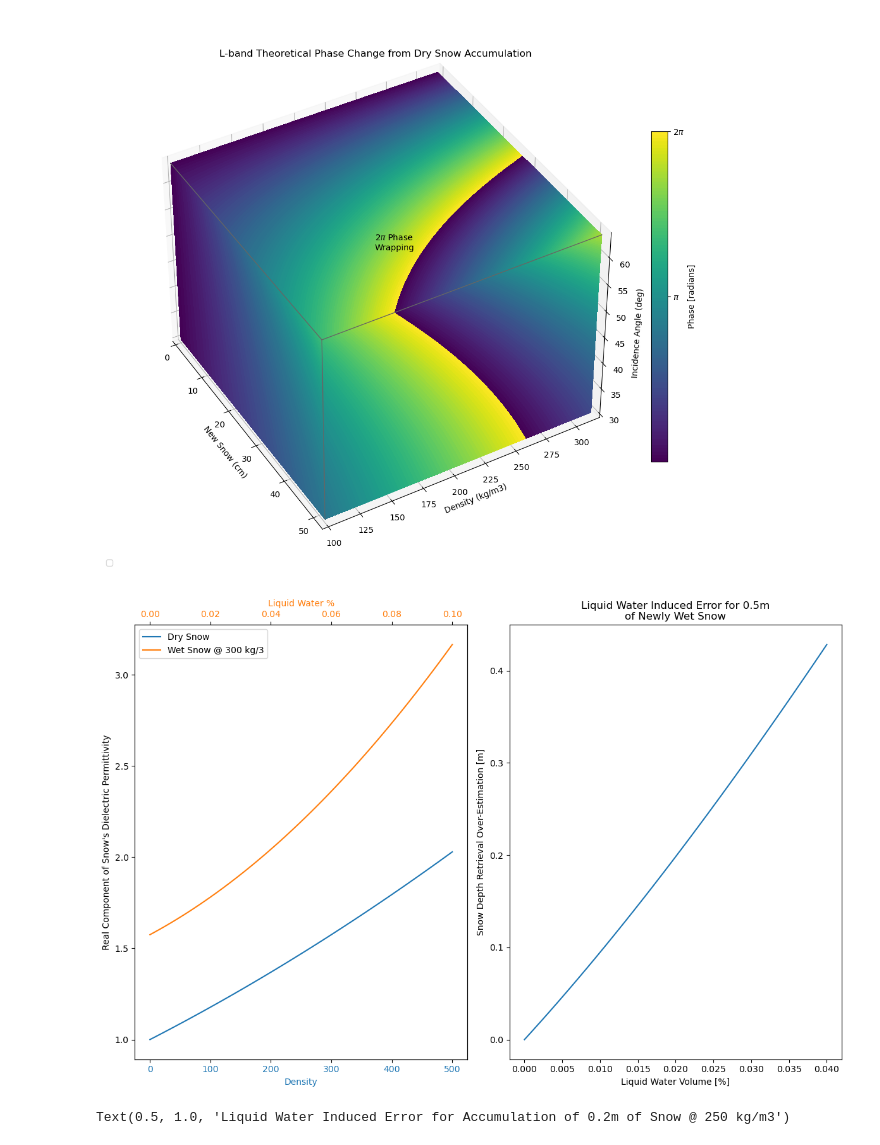
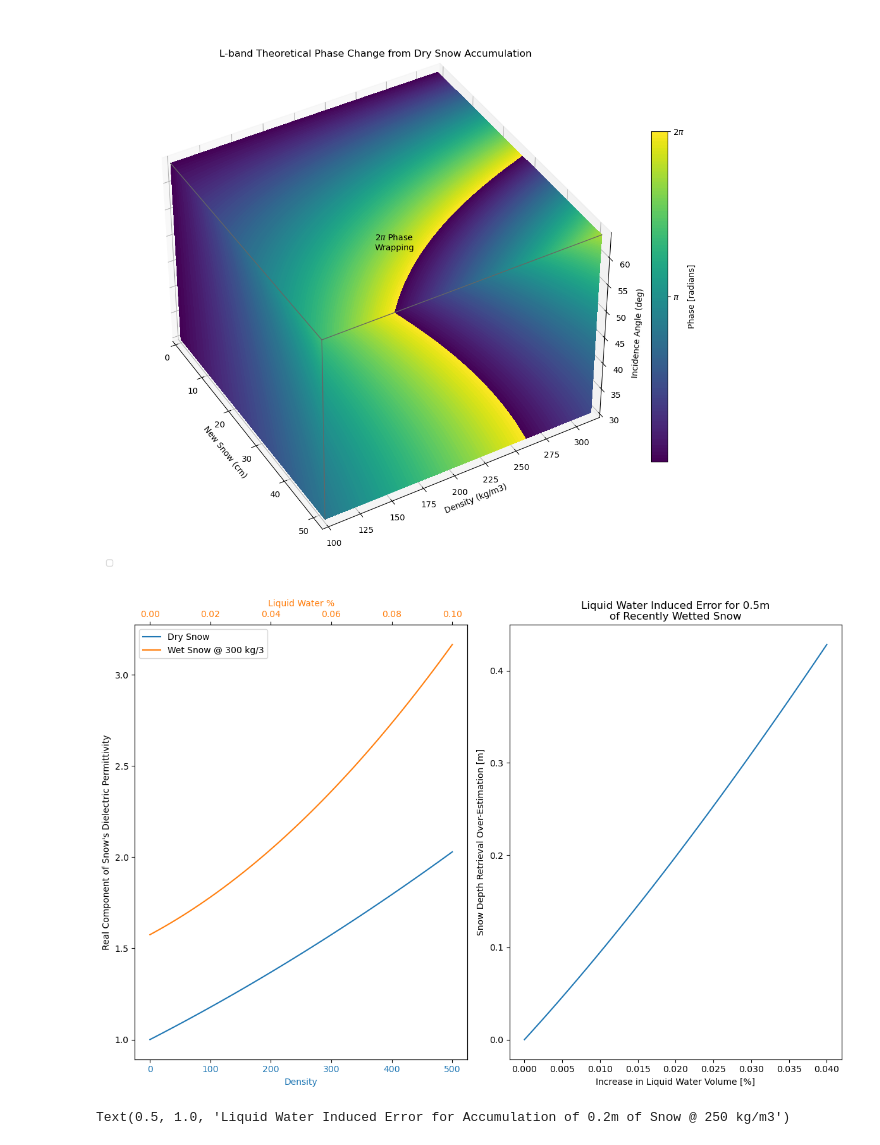
Before and after one commit to ZachHoppinen/uavsar-validation, a Jupyter notebook: src/theoretical/swe_change.ipynb, the cells around one changed output. Drawn from its saved outputs; the diff is of its cells as text; code cells hidden in the pictures.

Commit message:
figure corrections

```diff
--- a/src/theoretical/swe_change.ipynb
+++ b/src/theoretical/swe_change.ipynb
@@ -158,36 +158,36 @@ ax2.plot(wv, es_wet.real, color = 'C1', label = 'Wet Snow @ 300 kg/3')
 
 ax.set_xlabel('Density', color = 'C0')
 ax2.set_xlabel('Liquid Water %', color = 'C1')
 [t.set_color('C0') for t in ax.xaxis.get_ticklabels()]
 [t.set_color('C1') for t in ax2.xaxis.get_ticklabels()]
 
 lines, labels = ax.get_legend_handles_labels()
 lines2, labels2 = ax2.get_legend_handles_labels()
 ax2.legend(lines + lines2, labels + labels2, loc=0)
 ax.set_ylabel("Real Component of Snow's Dielectric Permittivity")
 
 
 hn = np.array([0.5])
 inc = np.deg2rad(40)
 es_dry = calc_snow_permittivity(density = 250)
 phase_dry = phase_from_depth(hn, inc, es_dry.ravel()[0].real)
 
 wv = np.linspace(0,0.04, 100)
 es_wet = calc_snow_permittivity(density = 250, water_vol = wv)
 phase_wet = phase_from_depth(np.broadcast_to(0.5, wv.shape), inc, permittivity = es_wet.real)
 wet_induced_err = depth_from_phase(phase_wet , inc, density = 250) - depth_from_phase(phase_dry, inc, density = 250)
 
 ax = axes[1]
 ax.plot(wv, wet_induced_err)
-ax.set_xlabel('Liquid Water Volume [%]')
+ax.set_xlabel('Increase in Liquid Water Volume [%]')
 ax.set_ylabel('Snow Depth Retrieval Over-Estimation [m]')
-ax.set_title('Liquid Water Induced Error for 0.5m\nof Newly Wet Snow')
+ax.set_title('Liquid Water Induced Error for 0.5m\nof Recently Wetted Snow')
 
 plt.tight_layout()
 
 plt.savefig('/bsuhome/zacharykeskinen/uavsar-validation/figures/theoretical/wetness_overest.png')
 # %% [output]
-[figure, old version]
+[figure, new version]
 # %%
 hn = np.array([0.2])
 inc = np.deg2rad(40)
```
Also changed, not shown: 4 other files.
